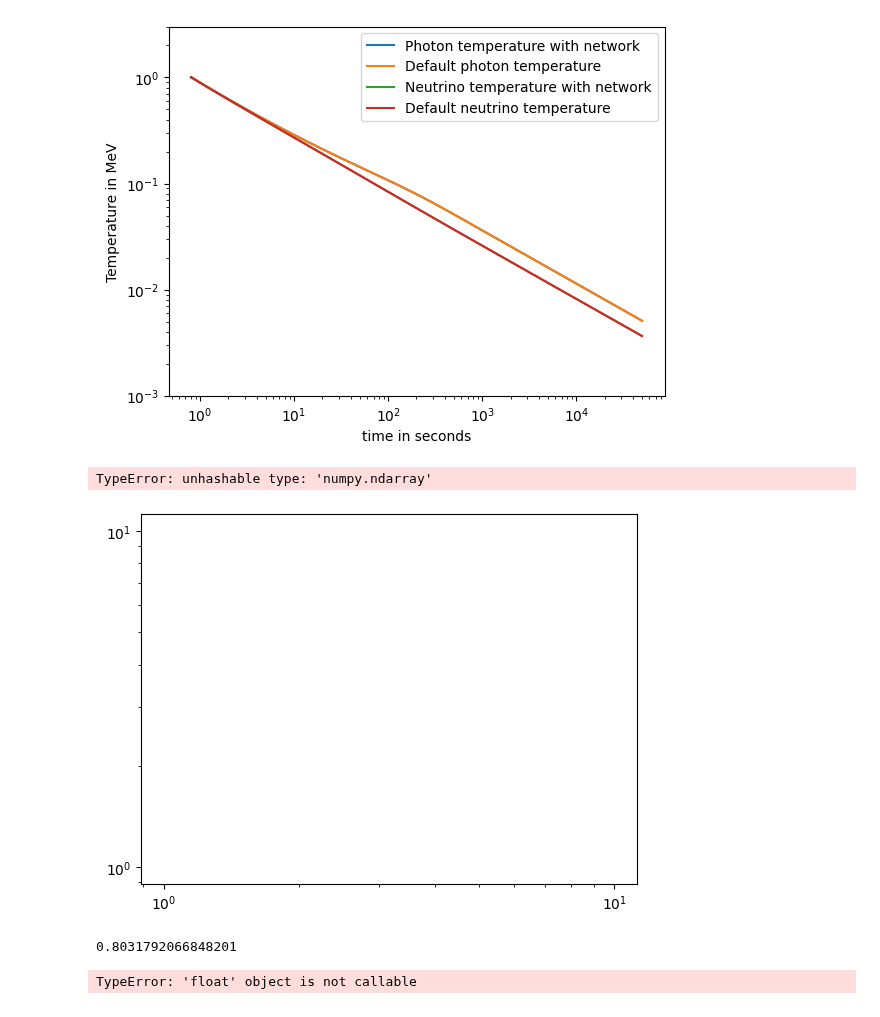
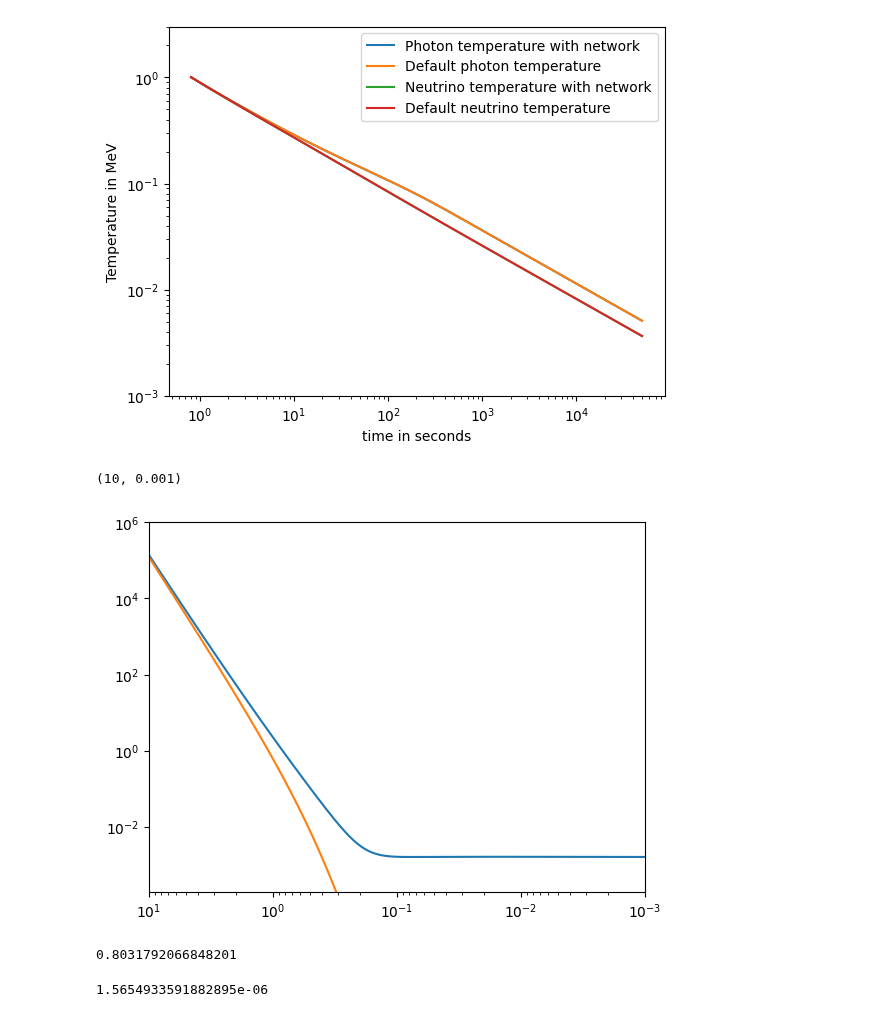
Before and after one commit to hansbdein/Speciale, a Jupyter notebook: vigtigere_2.ipynb, the cells around one changed output. Cells and saved outputs as stored; diff of their text form; code cells hidden in the pictures.

```diff
--- a/vigtigere_2.ipynb
+++ b/vigtigere_2.ipynb
@@ -488,23 +504,23 @@ plt.show()
 # %%
 #plotting Neutron-proton conversion rates
 import matplotlib.pyplot as plt
 
 T=np.logspace(1,-3,1000)
 
 fig=plt.figure()
 
 
 plt.xscale('log')
 plt.yscale('log')
 
-plt.plot(T,timeunit*lambda_n2p(T))
-plt.plot(T,timeunit*lambda_p2n(T))
+plt.plot(T,[timeunit*lambda_n2p(T1) for T1 in T])
+plt.plot(T,[timeunit*lambda_p2n(T1) for T1 in T])
 
 plt.ylim((2e-4, 1e6))
 plt.xlim((10, 1e-3))
 # %% [output]
-TypeError: unhashable type: 'numpy.ndarray'
+(10, 0.001)
-[figure, old version]
+[figure, new version]
 # %%
 #temperature conversion tests
 TMeV2T9=11.60451812 #conversion factor from MeV to 10^9K
@@ -514,10 +530,10 @@ T_ini=1 #initial temperature in MeV
 t_ini=(10.4)**2/((T_ini*TMeV2T9))**2
 print(t_ini)
 
-R_dd(0.1)(0.1)
+R_dd(0.1)#(0.1)
 # %% [output]
 0.8031792066848201
-TypeError: 'float' object is not callable
+1.5654933591882895e-06
 # %%
 #test of numerical to analytical gradients
 
```
Also changed, not shown: parts of 13 cells of this notebook.
